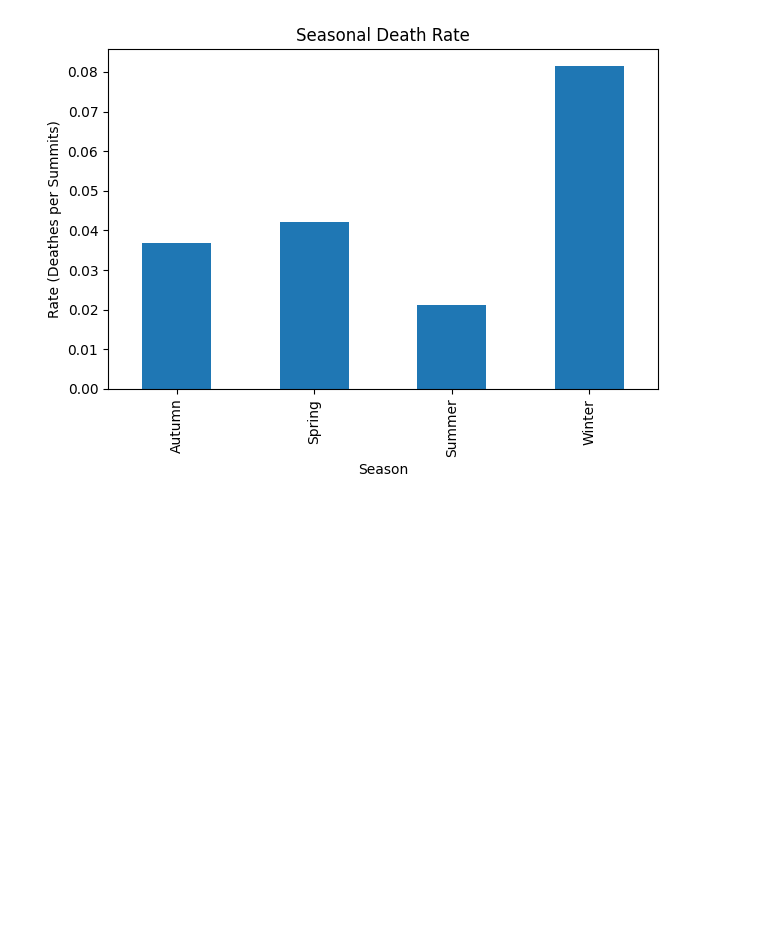
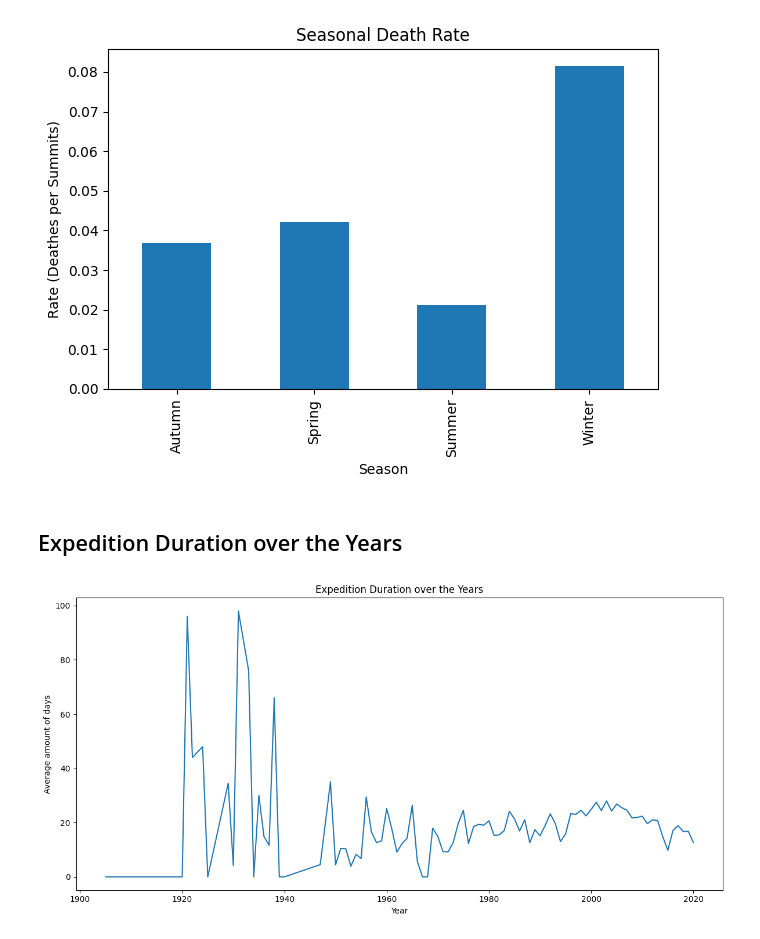
Before and after one commit to DmytroRi/himalayan_expeditions, a Jupyter notebook: HimalayaInsights.ipynb, the cells around one changed output. Drawn from its saved outputs; the diff is of its cells as text; code cells hidden in the pictures; blank space fills up the shorter version.

Commit message:
Expedition Duration over the Years

```diff
--- a/HimalayaInsights.ipynb
+++ b/HimalayaInsights.ipynb
@@ -397,3 +398,17 @@ plt.tight_layout()
 plt.show()
 # %% [output]
 [figure]
+# %% [markdown]
+## Expedition Duration over the Years
+# %%
+duration_over_years = exped.groupby('year')['total_days'].mean()
+
+plt.figure(figsize=(12, 6))
+duration_over_years.plot()
+plt.title('Expedition Duration over the Years')
+plt.xlabel('Year')
+plt.ylabel('Average amount of days')
+plt.tight_layout()
+plt.show()
+# %% [output]
+[figure, added]
```
Also changed, not shown: parts of 1 cell of this notebook.
